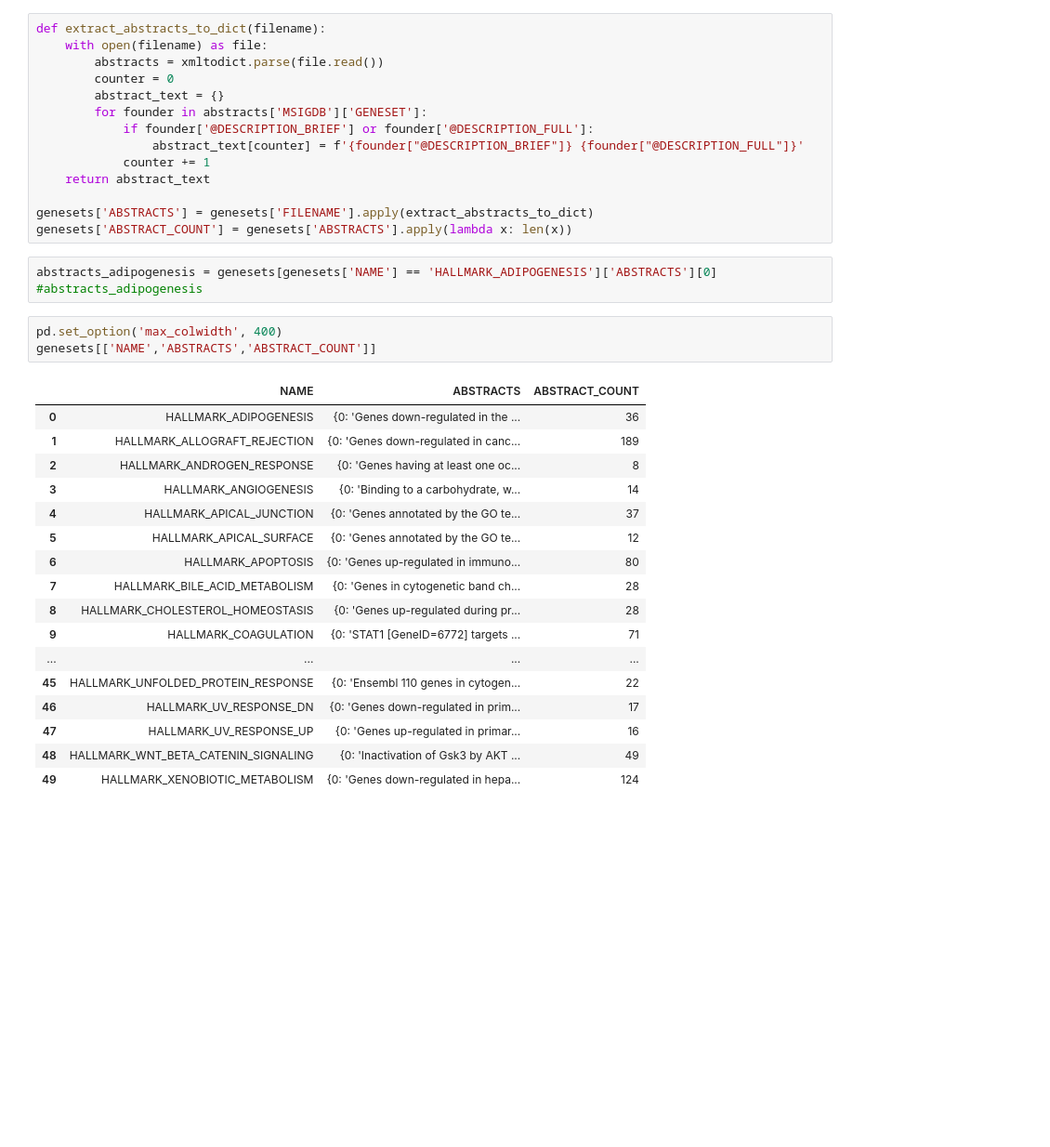
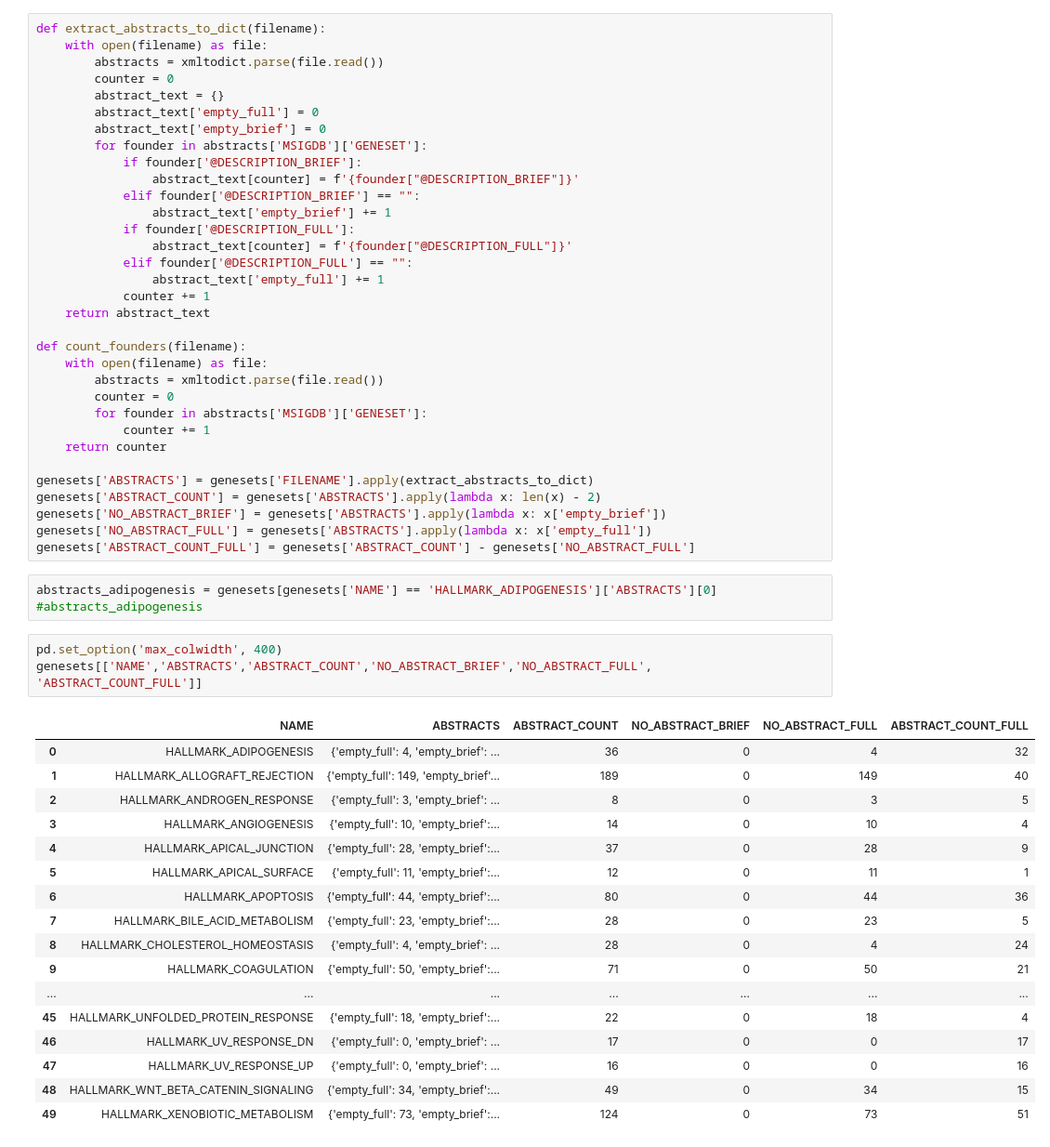
Before and after one commit to forrestkim/msigdb-abstract-wrangling, a Jupyter notebook: msigdb-abstract-wrangling.ipynb, the cells around one changed output. Shown at 93% size. Cells and saved outputs as stored; diff of their text form; blank space fills up the shorter version.

```diff
--- a/msigdb-abstract-wrangling.ipynb
+++ b/msigdb-abstract-wrangling.ipynb
@@ -52,35 +52,54 @@ def extract_abstracts_to_dict(filename):
         abstracts = xmltodict.parse(file.read())
         counter = 0
         abstract_text = {}
+        abstract_text['empty_full'] = 0
+        abstract_text['empty_brief'] = 0
         for founder in abstracts['MSIGDB']['GENESET']:
-            if founder['@DESCRIPTION_BRIEF'] or founder['@DESCRIPTION_FULL']:
-                abstract_text[counter] = f'{founder["@DESCRIPTION_BRIEF"]} {founder["@DESCRIPTION_FULL"]}'
+            if founder['@DESCRIPTION_BRIEF']:
+                abstract_text[counter] = f'{founder["@DESCRIPTION_BRIEF"]}'
+            elif founder['@DESCRIPTION_BRIEF'] == "":
+                abstract_text['empty_brief'] += 1
+            if founder['@DESCRIPTION_FULL']:
+                abstract_text[counter] = f'{founder["@DESCRIPTION_FULL"]}'
+            elif founder['@DESCRIPTION_FULL'] == "":
+                abstract_text['empty_full'] += 1
             counter += 1
     return abstract_text
 
+def count_founders(filename):
+    with open(filename) as file:
+        abstracts = xmltodict.parse(file.read())
+        counter = 0
+        for founder in abstracts['MSIGDB']['GENESET']:
+            counter += 1
+    return counter
+
 genesets['ABSTRACTS'] = genesets['FILENAME'].apply(extract_abstracts_to_dict)
-genesets['ABSTRACT_COUNT'] = genesets['ABSTRACTS'].apply(lambda x: len(x))
+genesets['ABSTRACT_COUNT'] = genesets['ABSTRACTS'].apply(lambda x: len(x) - 2)
+genesets['NO_ABSTRACT_BRIEF'] = genesets['ABSTRACTS'].apply(lambda x: x['empty_brief'])
+genesets['NO_ABSTRACT_FULL'] = genesets['ABSTRACTS'].apply(lambda x: x['empty_full'])
+genesets['ABSTRACT_COUNT_FULL'] = genesets['ABSTRACT_COUNT'] - genesets['NO_ABSTRACT_FULL']
 # %%
 abstracts_adipogenesis = genesets[genesets['NAME'] == 'HALLMARK_ADIPOGENESIS']['ABSTRACTS'][0]
 #abstracts_adipogenesis
 # %%
 pd.set_option('max_colwidth', 400)
-genesets[['NAME','ABSTRACTS','ABSTRACT_COUNT']]
+genesets[['NAME','ABSTRACTS','ABSTRACT_COUNT','NO_ABSTRACT_BRIEF','NO_ABSTRACT_FULL', 'ABSTRACT_COUNT_FULL']]
 # %% [output]
-|  | NAME | ABSTRACTS | ABSTRACT_COUNT |
-| 0 | HALLMARK_ADIPOGENESIS | {0: 'Genes down-regulated in the ... | 36 |
-| 1 | HALLMARK_ALLOGRAFT_REJECTION | {0: 'Genes down-regulated in canc... | 189 |
-| 2 | HALLMARK_ANDROGEN_RESPONSE | {0: 'Genes having at least one oc... | 8 |
-| 3 | HALLMARK_ANGIOGENESIS | {0: 'Binding to a carbohydrate, w... | 14 |
-| 4 | HALLMARK_APICAL_JUNCTION | {0: 'Genes annotated by the GO te... | 37 |
-| 5 | HALLMARK_APICAL_SURFACE | {0: 'Genes annotated by the GO te... | 12 |
-| 6 | HALLMARK_APOPTOSIS | {0: 'Genes up-regulated in immuno... | 80 |
-| 7 | HALLMARK_BILE_ACID_METABOLISM | {0: 'Genes in cytogenetic band ch... | 28 |
-| 8 | HALLMARK_CHOLESTEROL_HOMEOSTASIS | {0: 'Genes up-regulated during pr... | 28 |
-| 9 | HALLMARK_COAGULATION | {0: 'STAT1 [GeneID=6772] targets ... | 71 |
-| ... | ... | ... | ... |
-| 45 | HALLMARK_UNFOLDED_PROTEIN_RESPONSE | {0: 'Ensembl 110 genes in cytogen... | 22 |
-| 46 | HALLMARK_UV_RESPONSE_DN | {0: 'Genes down-regulated in prim... | 17 |
-| 47 | HALLMARK_UV_RESPONSE_UP | {0: 'Genes up-regulated in primar... | 16 |
-| 48 | HALLMARK_WNT_BETA_CATENIN_SIGNALING | {0: 'Inactivation of Gsk3 by AKT ... | 49 |
-| 49 | HALLMARK_XENOBIOTIC_METABOLISM | {0: 'Genes down-regulated in hepa... | 124 |
+|  | NAME | ABSTRACTS | ABSTRACT_COUNT | NO_ABSTRACT_BRIEF | NO_ABSTRACT_FULL | ABSTRACT_COUNT_FULL |
+| 0 | HALLMARK_ADIPOGENESIS | {'empty_full': 4, 'empty_brief': ... | 36 | 0 | 4 | 32 |
+| 1 | HALLMARK_ALLOGRAFT_REJECTION | {'empty_full': 149, 'empty_brief'... | 189 | 0 | 149 | 40 |
+| 2 | HALLMARK_ANDROGEN_RESPONSE | {'empty_full': 3, 'empty_brief': ... | 8 | 0 | 3 | 5 |
+| 3 | HALLMARK_ANGIOGENESIS | {'empty_full': 10, 'empty_brief':... | 14 | 0 | 10 | 4 |
+| 4 | HALLMARK_APICAL_JUNCTION | {'empty_full': 28, 'empty_brief':... | 37 | 0 | 28 | 9 |
+| 5 | HALLMARK_APICAL_SURFACE | {'empty_full': 11, 'empty_brief':... | 12 | 0 | 11 | 1 |
+| 6 | HALLMARK_APOPTOSIS | {'empty_full': 44, 'empty_brief':... | 80 | 0 | 44 | 36 |
+| 7 | HALLMARK_BILE_ACID_METABOLISM | {'empty_full': 23, 'empty_brief':... | 28 | 0 | 23 | 5 |
+| 8 | HALLMARK_CHOLESTEROL_HOMEOSTASIS | {'empty_full': 4, 'empty_brief': ... | 28 | 0 | 4 | 24 |
+| 9 | HALLMARK_COAGULATION | {'empty_full': 50, 'empty_brief':... | 71 | 0 | 50 | 21 |
+| ... | ... | ... | ... | ... | ... | ... |
+| 45 | HALLMARK_UNFOLDED_PROTEIN_RESPONSE | {'empty_full': 18, 'empty_brief':... | 22 | 0 | 18 | 4 |
+| 46 | HALLMARK_UV_RESPONSE_DN | {'empty_full': 0, 'empty_brief': ... | 17 | 0 | 0 | 17 |
+| 47 | HALLMARK_UV_RESPONSE_UP | {'empty_full': 0, 'empty_brief': ... | 16 | 0 | 0 | 16 |
+| 48 | HALLMARK_WNT_BETA_CATENIN_SIGNALING | {'empty_full': 34, 'empty_brief':... | 49 | 0 | 34 | 15 |
+| 49 | HALLMARK_XENOBIOTIC_METABOLISM | {'empty_full': 73, 'empty_brief':... | 124 | 0 | 73 | 51 |
```
Also changed, not shown: parts of 2 cells of this notebook, 2 other files.
